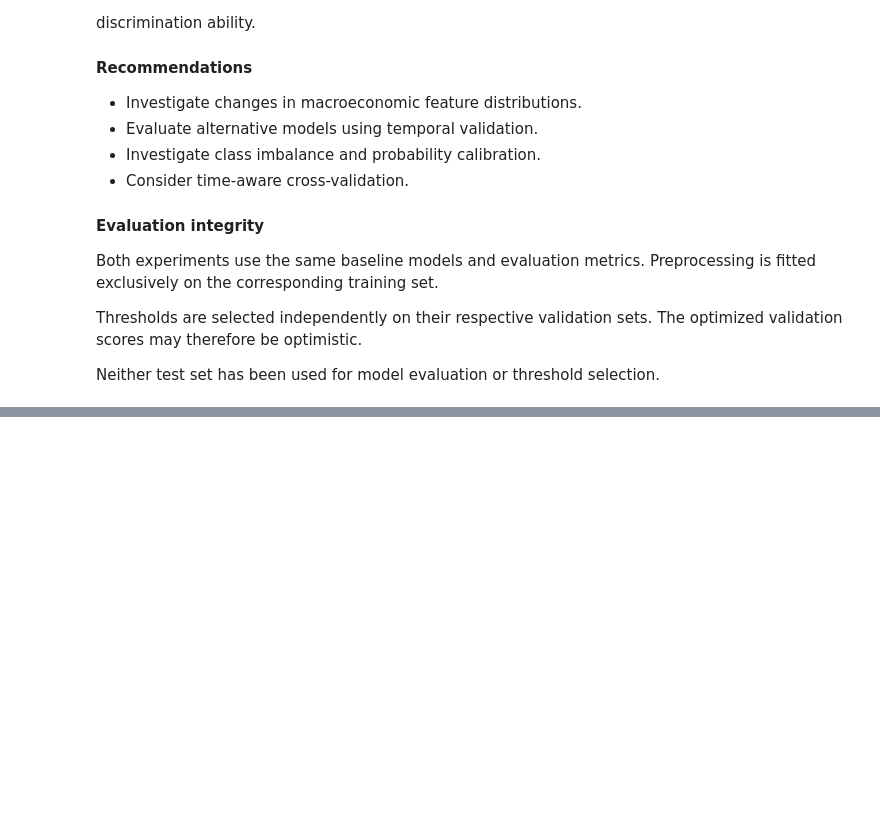
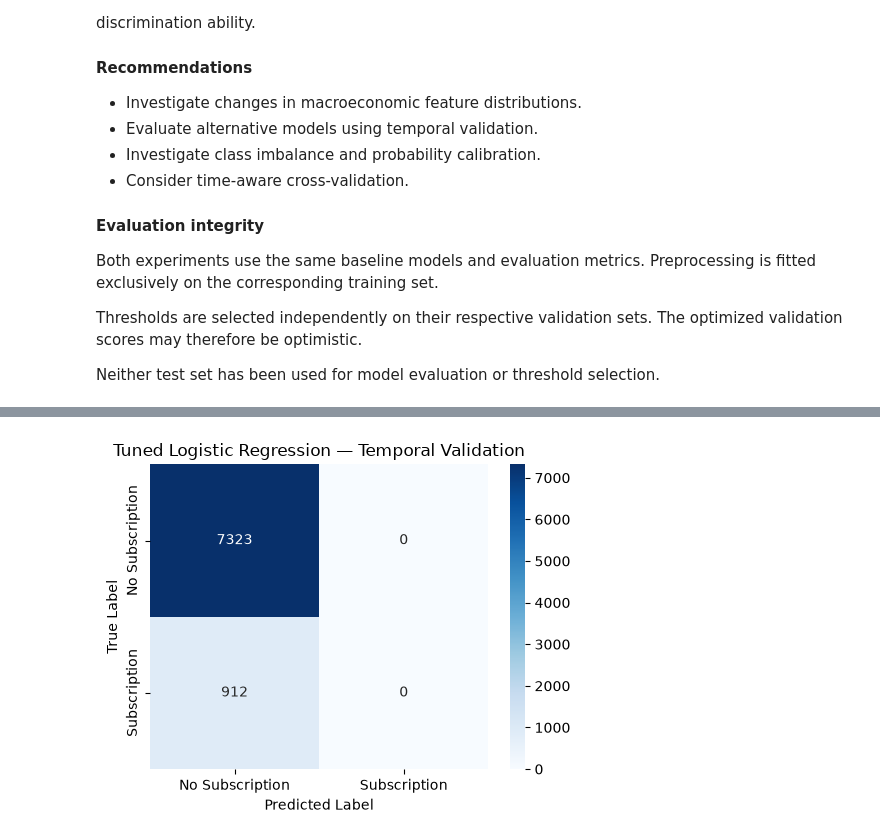
Before and after one commit to ysf-dmk/Bank-Marketing, a Jupyter notebook: Baseline_Model.ipynb, the cells around one changed output, grey strips where cells are left out. Saved outputs shown, nothing was run; the diff lists cells and outputs as text; code cells hidden in the pictures; blank space fills up the shorter version.

```diff
--- a/Baseline_Model.ipynb
+++ b/Baseline_Model.ipynb
@@ -1228,0 +1522,23 @@ or threshold selection.
+# %%
+# Define chronological cross-validation
+temporal_cv = TimeSeriesSplit(n_splits=5)
+
+# Verify the chronological folds
+for fold, (train_idx, val_idx) in enumerate(
+    temporal_cv.split(X_train_time), start=1
+):
+    assert train_idx.max() < val_idx.min()
+
+    # Verify that both classes are present
+    assert y_train_time.iloc[train_idx].nunique() == 2
+    assert y_train_time.iloc[val_idx].nunique() == 2
+
+    print(
+        f"Fold {fold}: "
+        f"Train = {len(train_idx)}, "
+        f"Validation = {len(val_idx)}, "
+        f"Train positive rate = "
+        f"{y_train_time.iloc[train_idx].mean():.2%}, "
+        f"Validation positive rate = "
+        f"{y_train_time.iloc[val_idx].mean():.2%}"
+    )
@@ -1228,0 +1647,23 @@ or threshold selection.
+# %%
+cm_tuned_temporal = confusion_matrix(
+    y_val_time, y_pred_tuned_temporal
+)
+
+plt.figure(figsize=(5, 4))
+
+sns.heatmap(
+    cm_tuned_temporal,
+    annot=True,
+    fmt="d",
+    cmap="Blues",
+    xticklabels=["No Subscription", "Subscription"],
+    yticklabels=["No Subscription", "Subscription"]
+)
+
+plt.title("Tuned Logistic Regression — Temporal Validation")
+plt.xlabel("Predicted Label")
+plt.ylabel("True Label")
+plt.tight_layout()
+plt.show()
+# %% [output]
+[figure, added]
```
Also changed, not shown: parts of 31 cells of this notebook, 3 other files.
